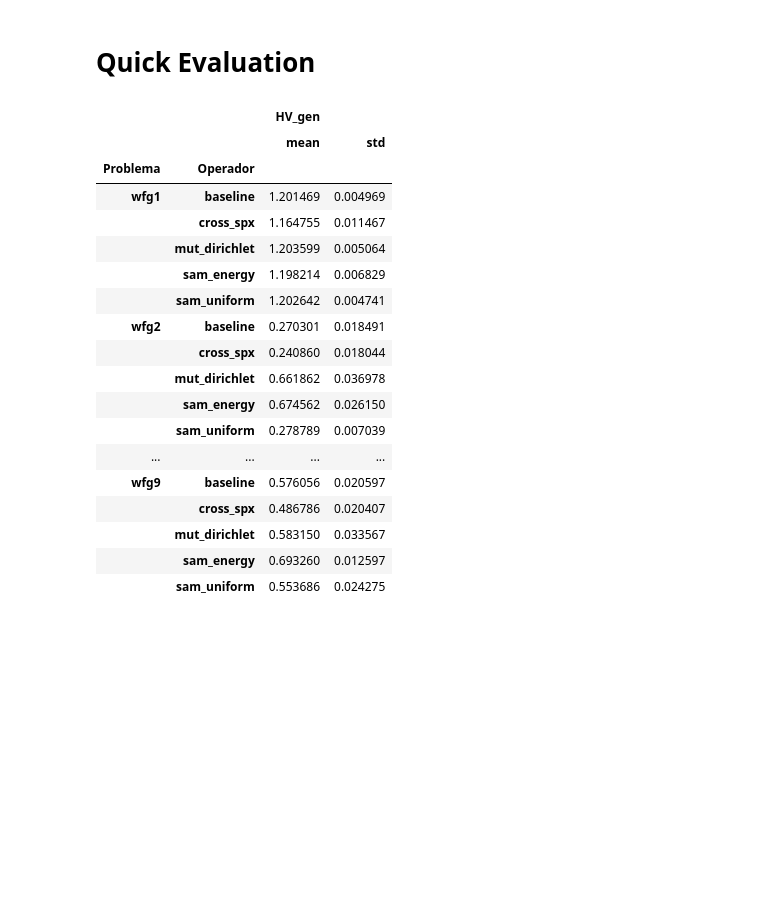
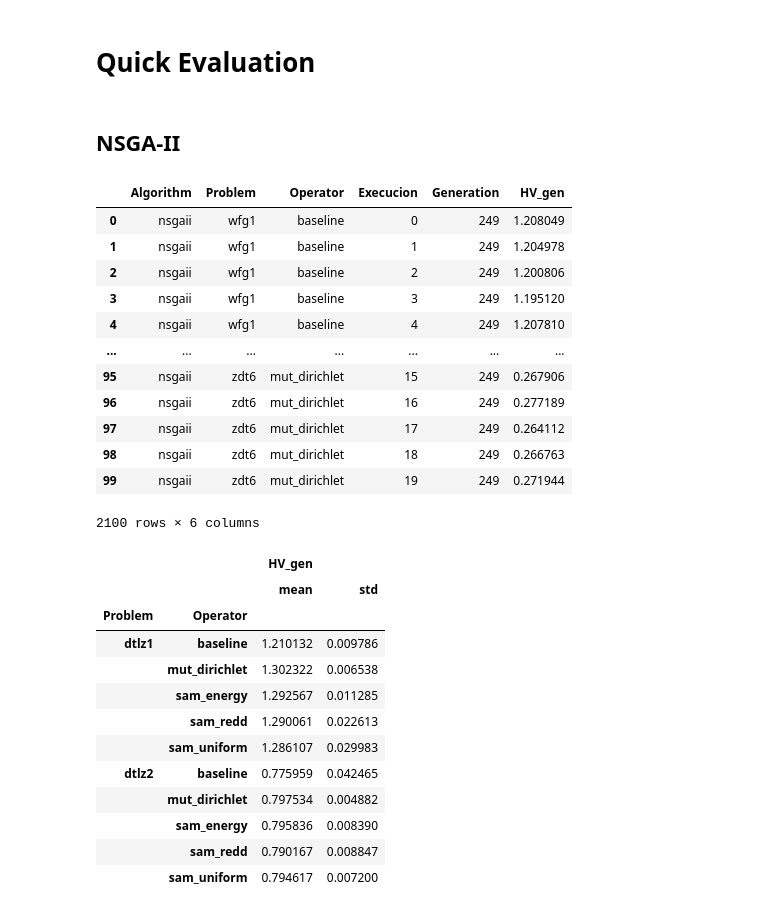
Before and after one commit to yeudiellm/MO-TEST-EA-SIMPLEX, a Jupyter notebook: test_optimize.ipynb, the cells around one changed output. Saved outputs shown, nothing was run; the diff lists cells and outputs as text; code cells hidden in the pictures; blank space fills up the shorter version.

```diff
--- a/test_optimize.ipynb
+++ b/test_optimize.ipynb
@@ -93,0 +10,10 @@ objectives   = [3]*len(wfg_problems)
+# %%
+#PROBLEMS AND OBJECTIVES
+#WFG Problems
+wfg_problems = ['wfg1', 'wfg2', 'wfg3', 'wfg4', 'wfg5', 'wfg6', 'wfg7', 'wfg8', 'wfg9']
+#DTLZ Problems
+dtlz_problems = ['dtlz1', 'dtlz2', 'dtlz3', 'dtlz4', 'dtlz5', 'dtlz6', 'dtlz7']
+#ZDT Problems
+zdt_problems = ['zdt1', 'zdt2', 'zdt3', 'zdt4', 'zdt6']
+#Summary problems
+problems = wfg_problems + dtlz_problems + zdt_problems
@@ -93,0 +22,2 @@ objectives   = [3]*len(wfg_problems)
+# %% [markdown]
+## NSGA-II
@@ -94,23 +28,33 @@ objectives   = [3]*len(wfg_problems)
+# %%
+nsgaii_summary = evaluation_methods.merge_dataframes('nsgaii', wfg_problems+dtlz_problems+zdt_problems)
+nsgaii_summary
+# %% [output]
+|  | Algorithm | Problem | Operator | Execucion | Generation | HV_gen |
+| 0 | nsgaii | wfg1 | baseline | 0 | 249 | 1.208049 |
+| 1 | nsgaii | wfg1 | baseline | 1 | 249 | 1.204978 |
+| 2 | nsgaii | wfg1 | baseline | 2 | 249 | 1.200806 |
+| 3 | nsgaii | wfg1 | baseline | 3 | 249 | 1.195120 |
+| 4 | nsgaii | wfg1 | baseline | 4 | 249 | 1.207810 |
+| ... | ... | ... | ... | ... | ... | ... |
+| 95 | nsgaii | zdt6 | mut_dirichlet | 15 | 249 | 0.267906 |
+| 96 | nsgaii | zdt6 | mut_dirichlet | 16 | 249 | 0.277189 |
+| 97 | nsgaii | zdt6 | mut_dirichlet | 17 | 249 | 0.264112 |
+| 98 | nsgaii | zdt6 | mut_dirichlet | 18 | 249 | 0.266763 |
+| 99 | nsgaii | zdt6 | mut_dirichlet | 19 | 249 | 0.271944 |
+2100 rows × 6 columns
 # %%
-SS = merge_dataframes('nsgaii', wfg_problems)
-SS.groupby(['Problema', 'Operador']).agg({'HV_gen': ['mean','std']})
+nsgaii_summary.groupby(['Problem', 'Operator']).agg({'HV_gen': ['mean', 'std']}).head(10)
 # %% [output]
 |  |  | HV_gen |  |
 |  |  | mean | std |
-| Problema | Operador |  |  |
-| wfg1 | baseline | 1.201469 | 0.004969 |
-|  | cross_spx | 1.164755 | 0.011467 |
-|  | mut_dirichlet | 1.203599 | 0.005064 |
-|  | sam_energy | 1.198214 | 0.006829 |
-|  | sam_uniform | 1.202642 | 0.004741 |
-| wfg2 | baseline | 0.270301 | 0.018491 |
-|  | cross_spx | 0.240860 | 0.018044 |
-|  | mut_dirichlet | 0.661862 | 0.036978 |
-|  | sam_energy | 0.674562 | 0.026150 |
-|  | sam_uniform | 0.278789 | 0.007039 |
-| ... | ... | ... | ... |
-| wfg9 | baseline | 0.576056 | 0.020597 |
-|  | cross_spx | 0.486786 | 0.020407 |
-|  | mut_dirichlet | 0.583150 | 0.033567 |
-|  | sam_energy | 0.693260 | 0.012597 |
-|  | sam_uniform | 0.553686 | 0.024275 |
+| Problem | Operator |  |  |
+| dtlz1 | baseline | 1.210132 | 0.009786 |
+|  | mut_dirichlet | 1.302322 | 0.006538 |
+|  | sam_energy | 1.292567 | 0.011285 |
+|  | sam_redd | 1.290061 | 0.022613 |
+|  | sam_uniform | 1.286107 | 0.029983 |
+| dtlz2 | baseline | 0.775959 | 0.042465 |
+|  | mut_dirichlet | 0.797534 | 0.004882 |
+|  | sam_energy | 0.795836 | 0.008390 |
+|  | sam_redd | 0.790167 | 0.008847 |
+|  | sam_uniform | 0.794617 | 0.007200 |
```
Also changed, not shown: parts of 20 cells of this notebook, 54 other files.
